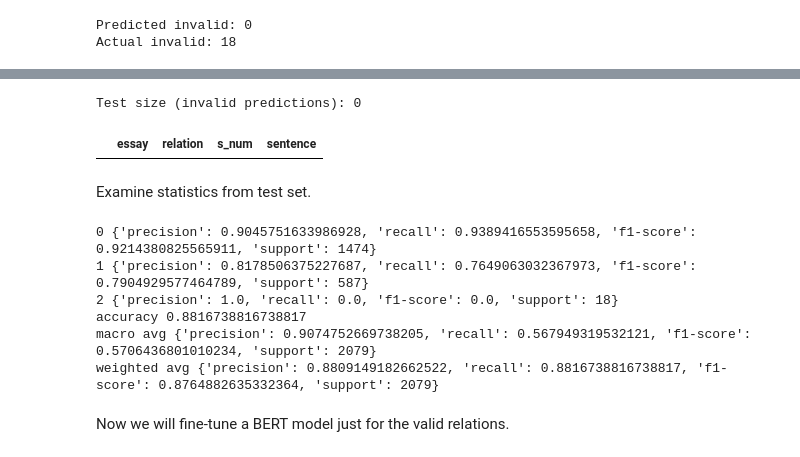
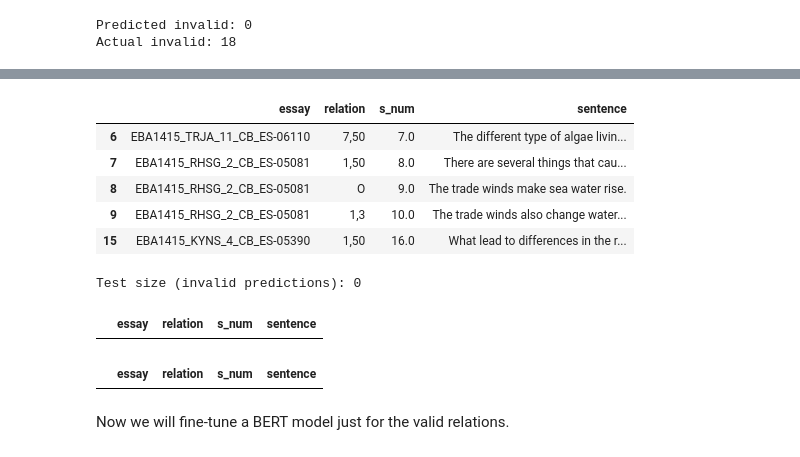
Before and after one commit to claytoncohn/CoralBleaching_SkinCancer, a Jupyter notebook: TernaryMultiCoralBleaching.ipynb, the cells around one changed output, grey strips where cells are left out. Drawn from its saved outputs; the diff is of its cells as text; code cells hidden in the pictures.

```diff
--- a/TernaryMultiCoralBleaching.ipynb
+++ b/TernaryMultiCoralBleaching.ipynb
@@ -918,3 +944,22 @@ Test size (valid predictions): 549
+# %%
+# Going to edit iteratively (lazily)...will fix later.
+
+for i, row in df_multi_test_valid.iterrows():
+  r = row.relation
+
+  if r == 'O': continue
+  r_split = r.split("-")
+  r = r_split[1] + "," + r_split[2]
+  df_multi_test_valid.at[i, "relation"] = r
+
+df_multi_test_valid.head()
+# %% [output]
+|  | essay | relation | s_num | sentence |
+| 6 | EBA1415_TRJA_11_CB_ES-06110 | 7,50 | 7.0 | The different type of algae livin... |
+| 7 | EBA1415_RHSG_2_CB_ES-05081 | 1,50 | 8.0 | There are several things that cau... |
+| 8 | EBA1415_RHSG_2_CB_ES-05081 | O | 9.0 | The trade winds make sea water rise. |
+| 9 | EBA1415_RHSG_2_CB_ES-05081 | 1,3 | 10.0 | The trade winds also change water... |
+| 15 | EBA1415_KYNS_4_CB_ES-05390 | 1,50 | 16.0 | What lead to differences in the r... |
 # %%
 # Create dataframe of invalid predictions
 
@@ -925,23 +970,20 @@ df_multi_test_invalid.head(25)
 # %% [output]
 Test size (invalid predictions): 0
 |  | essay | relation | s_num | sentence |
-# %% [markdown]
-Examine statistics from test set.
-# %%
-from sklearn.metrics import classification_report
-
-classification_dict = classification_report(y, y_pred, labels=None, target_names=None, \
-                      sample_weight=None, digits=2, output_dict=True, zero_division=1)
-
-for k,v in classification_dict.items():
-  print(k, v)
-# %% [output]
-0 {'precision': 0.9045751633986928, 'recall': 0.9389416553595658, 'f1-score': 0.9214380825565911, 'support': 1474}
-1 {'precision': 0.8178506375227687, 'recall': 0.7649063032367973, 'f1-score': 0.7904929577464789, 'support': 587}
-2 {'precision': 1.0, 'recall': 0.0, 'f1-score': 0.0, 'support': 18}
-accuracy 0.8816738816738817
-macro avg {'precision': 0.9074752669738205, 'recall': 0.567949319532121, 'f1-score': 0.5706436801010234, 'support': 2079}
-weighted avg {'precision': 0.8809149182662522, 'recall': 0.8816738816738817, 'f1-score': 0.8764882635332364, 'support': 2079}
+# %%
+# Going to edit iteratively (lazily)...will fix later.
+
+for i, row in df_multi_test_invalid.iterrows():
+  r = row.relation
+
+  if r == 'O': continue
+  r_split = r.split("-")
+  r = r_split[1] + "," + r_split[2]
+  df_multi_test_invalid.at[i, "relation"] = r
+
+df_multi_test_invalid.head()
+# %% [output]
+|  | essay | relation | s_num | sentence |
 # %% [markdown]
 Now we will fine-tune a BERT model just for the valid relations.
 # %%
```
Also changed, not shown: parts of 63 cells of this notebook.
